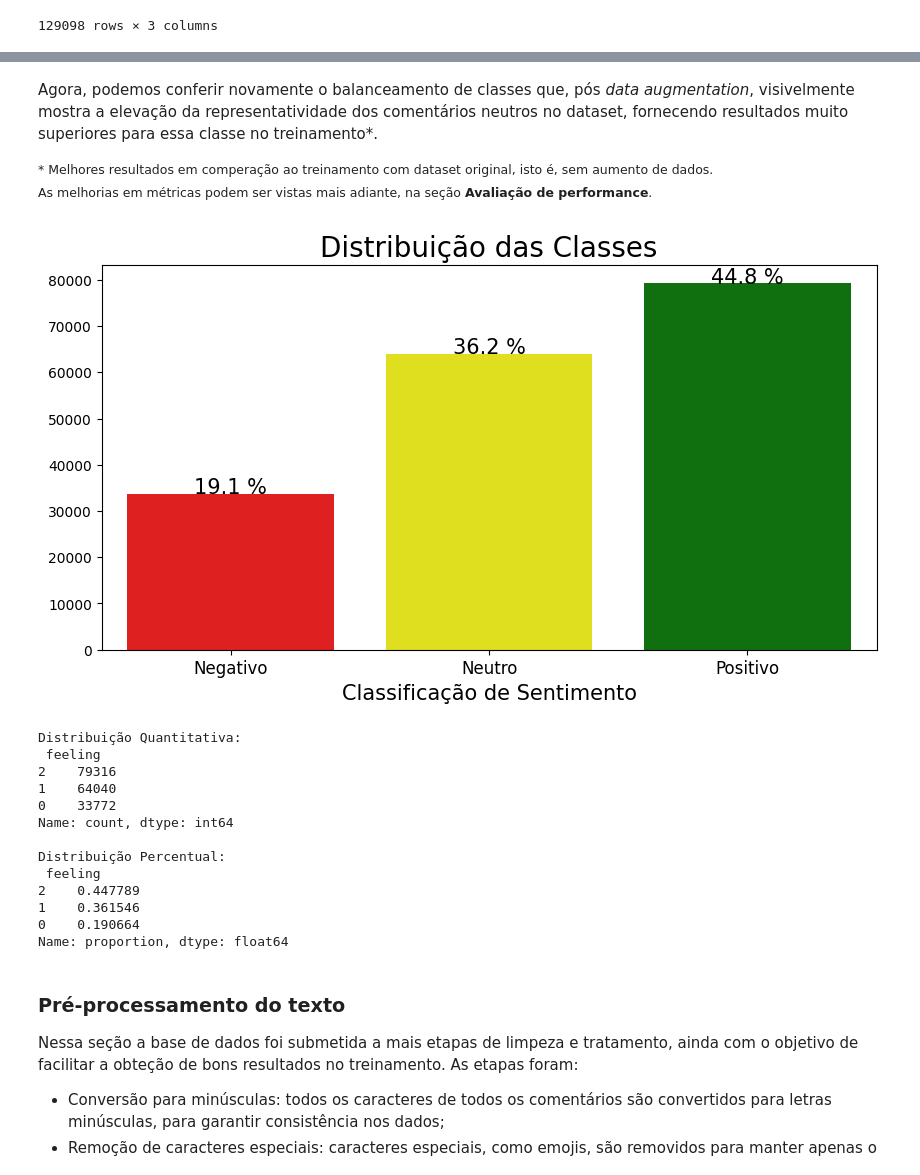
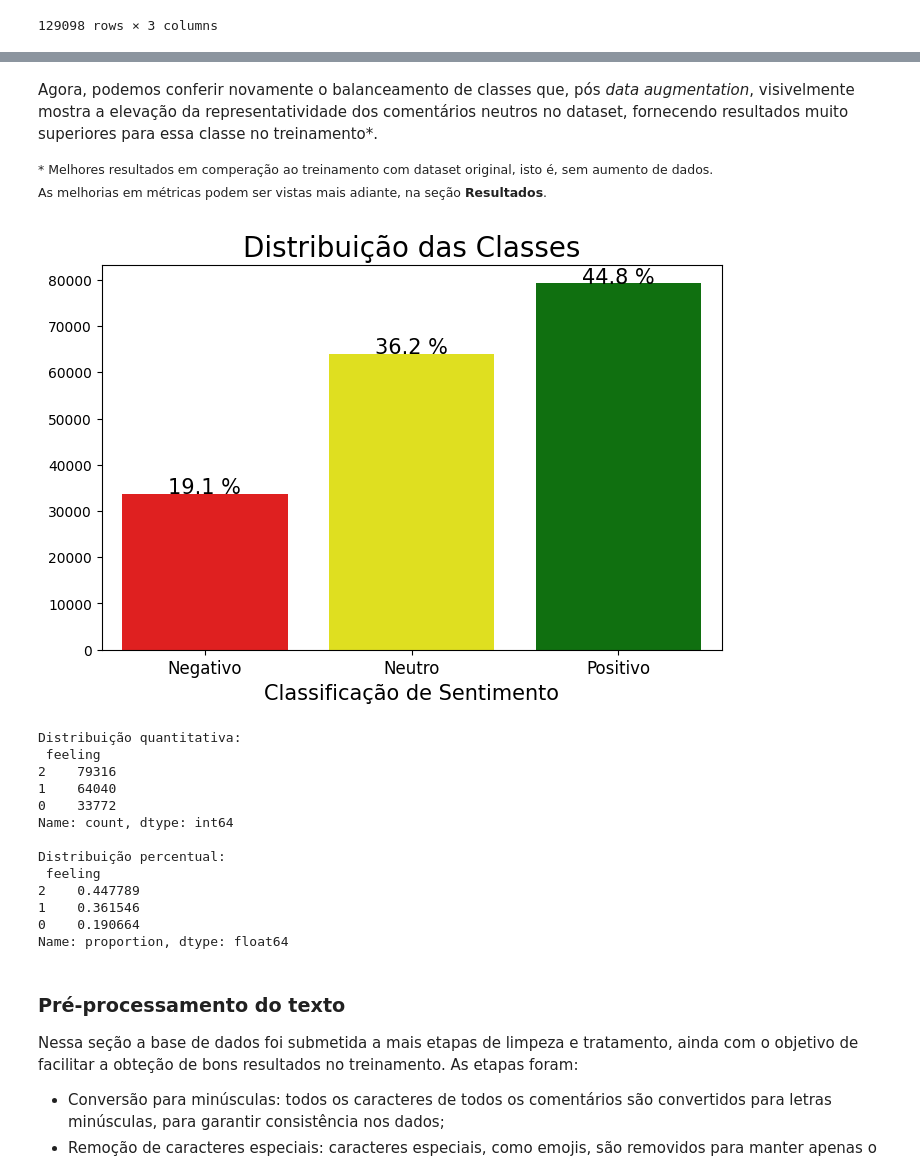
Before and after one commit to GroupHextech/api6-back, a Jupyter notebook: machineLearning/modeloXGBoost.ipynb, the cells around one changed output, grey strips where cells are left out. Drawn from its saved outputs; the diff is of its cells as text; code cells hidden in the pictures.

```diff
--- a/machineLearning/modeloXGBoost.ipynb
+++ b/machineLearning/modeloXGBoost.ipynb
@@ -173,7 +171,7 @@ rating_p = dataset['feeling'].value_counts(normalize=True).sort_index().mul(100)
 palette = ['red', 'yellow', 'green']
 
 # Plota o gráfico com as cores personalizadas e tamanho ajustado
-fig, ax = plt.subplots(figsize=(10,5))
+fig, ax = plt.subplots(figsize=(8,5))
 sns.countplot(x='feeling', data=dataset, hue='feeling', palette=palette, legend=False)
 plt.xticks(fontsize=12, ticks=[0, 1, 2], labels=['Negativo', 'Neutro', 'Positivo'])
 plt.title('Distribuição das Classes', fontsize=20)
@@ -231,42 +231,42 @@ dataset = pd.concat([dataset, augmented_comments_df], ignore_index=True)
 Agora, podemos conferir novamente o balanceamento de classes que, pós _data augmentation_, visivelmente mostra a elevação da representatividade dos comentários neutros no dataset, fornecendo resultados muito superiores para essa classe no treinamento*.
 
 <span style="font-size: smaller;">* Melhores resultados em comperação ao treinamento com dataset original, isto é, sem aumento de dados.</span><br>
-<span style="font-size: smaller;">As melhorias em métricas podem ser vistas mais adiante, na seção **Avaliação de performance**.</span><br>
+<span style="font-size: smaller;">As melhorias em métricas podem ser vistas mais adiante, na seção **Resultados**.</span><br>
 # %%
 # Trecho de código oculto por já ter sido mostrado anteriormente
 
 # Calcula a contagem e porcentagem das avaliações
 rating_counts = dataset['feeling'].value_counts().sort_index().tolist()
 rating_p = dataset['feeling'].value_counts(normalize=True).sort_index().mul(100).round(1).astype(str) + ' %'
 
 palette = ['red', 'yellow', 'green']
 
 # Plota o gráfico com as cores personalizadas e tamanho ajustado
-fig, ax = plt.subplots(figsize=(10,5))
+fig, ax = plt.subplots(figsize=(8,5))
 sns.countplot(x='feeling', data=dataset, hue='feeling', palette=palette, legend=False)
 plt.xticks(fontsize=12, ticks=[0, 1, 2], labels=['Negativo', 'Neutro', 'Positivo'])
 plt.title('Distribuição das Classes', fontsize=20)
 ax.set_ylabel('')
 ax.set_xlabel('Classificação de Sentimento', size=15)
 
 # Adiciona os textos com as porcentagens
 for i, v in enumerate(rating_counts):
     ax.text(i, v + 10, rating_p[i], ha='center', size=15, color='black')
 
 plt.show()
 
-print('Distribuição Quantitativa:\n',dataset['feeling'].value_counts())
-print('\nDistribuição Percentual:\n', dataset['feeling'].value_counts(normalize=True))
+print('Distribuição quantitativa:\n',dataset['feeling'].value_counts())
+print('\nDistribuição percentual:\n', dataset['feeling'].value_counts(normalize=True))
 # %% [output]
-[figure, old version]
+[figure, new version]
-Distribuição Quantitativa:
+Distribuição quantitativa:
  feeling
 2    79316
 1    64040
 0    33772
 Name: count, dtype: int64
 
-Distribuição Percentual:
+Distribuição percentual:
  feeling
 2    0.447789
 1    0.361546
```
Also changed, not shown: parts of 19 cells of this notebook, 1 other file.
